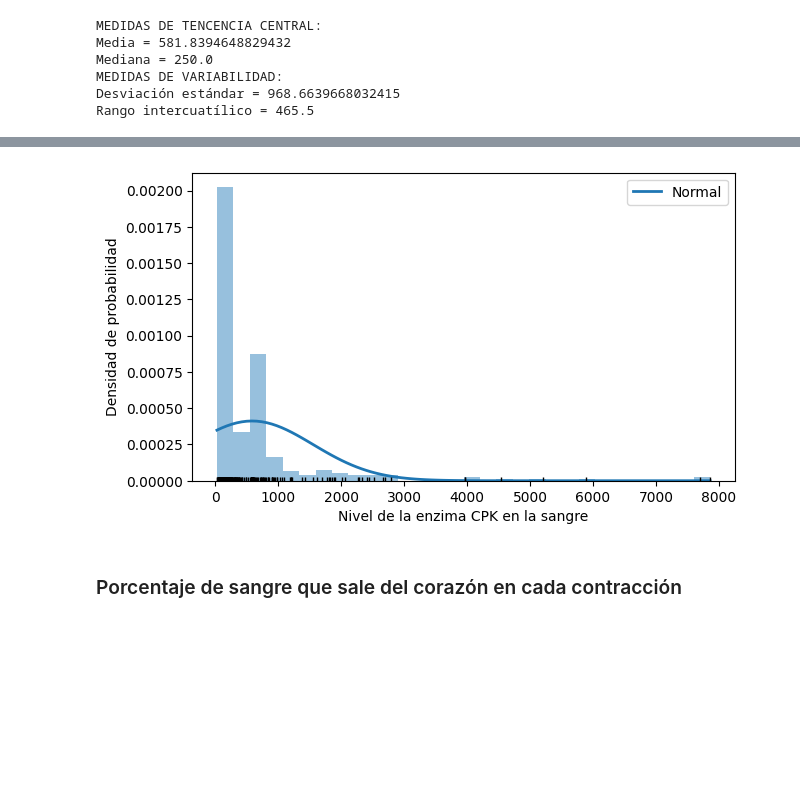
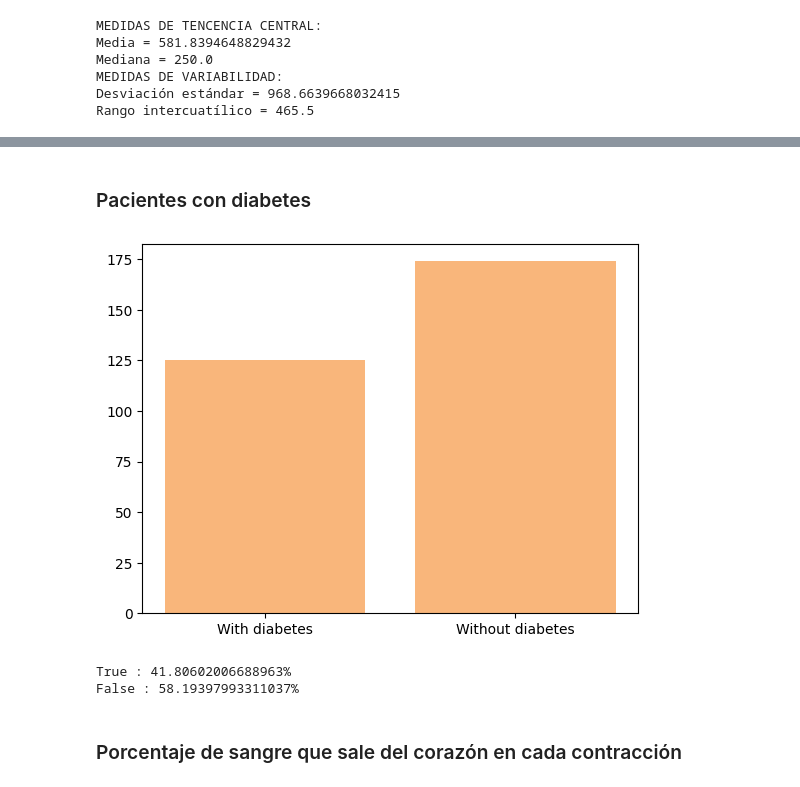
Before and after one commit to BertaVives/Analisis-de-la-insuficiencia-cardiaca, a Jupyter notebook: src/EDA.ipynb, the cells around one changed output, grey strips where cells are left out. Cells and saved outputs as stored; diff of their text form; code cells hidden in the pictures; blank space fills up the shorter version.

```diff
--- a/src/EDA.ipynb
+++ b/src/EDA.ipynb
@@ -193,20 +239,24 @@ plt.show()
-# %%
-# Valores de la media (mu) y desviación típica (sigma) de los datos
-mu, sigma = stats.norm.fit(data['CPK'])
-
-# Valores teóricos de la normal en el rango observado
-x_hat = np.linspace(np.min(data['CPK']), np.max(data['CPK']), num=100)
-y_hat = stats.norm.pdf(x_hat, mu, sigma)
-
-# Gráfico
-fig, ax = plt.subplots(figsize=(7,4))
-ax.plot(x_hat, y_hat, linewidth=2, label='Normal')
-ax.hist(x=data['CPK'], density=True, bins=30, color="#3182bd", alpha=0.5)
-ax.plot(data['CPK'], np.full_like(data['CPK'], -0.01), '|k', markeredgewidth=1)
-ax.set_xlabel('Nivel de la enzima CPK en la sangre')
-ax.set_ylabel('Densidad de probabilidad')
-ax.legend();
-# %% [output]
-[figure, removed]
+# %% [markdown]
+### Pacientes con diabetes
+# %%
+v = int(data['HasDiabetes'][data['HasDiabetes'] == True].value_counts())
+f = int(data['HasDiabetes'][data['HasDiabetes'] == False].value_counts())
+
+height = [v,f]
+bars = ('With diabetes','Without diabetes')
+y_pos = np.arange(len(bars))
+# Create bars
+plt.bar(y_pos, height, color = '#F9B67B')
+# Create names on the x-axis
+plt.xticks(y_pos, bars)
+# Show graphic
+plt.show()
+# %% [output]
+[figure, added]
+# %%
+print(f'True : {v*100/(v+f)}%\nFalse : {f*100/(v+f)}%')
+# %% [output]
+True : 41.80602006688963%
+False : 58.19397993311037%
 # %% [markdown]
 ### Porcentaje de sangre que sale del corazón en cada contracción
```
Also changed, not shown: parts of 94 cells of this notebook, 2 other files.
